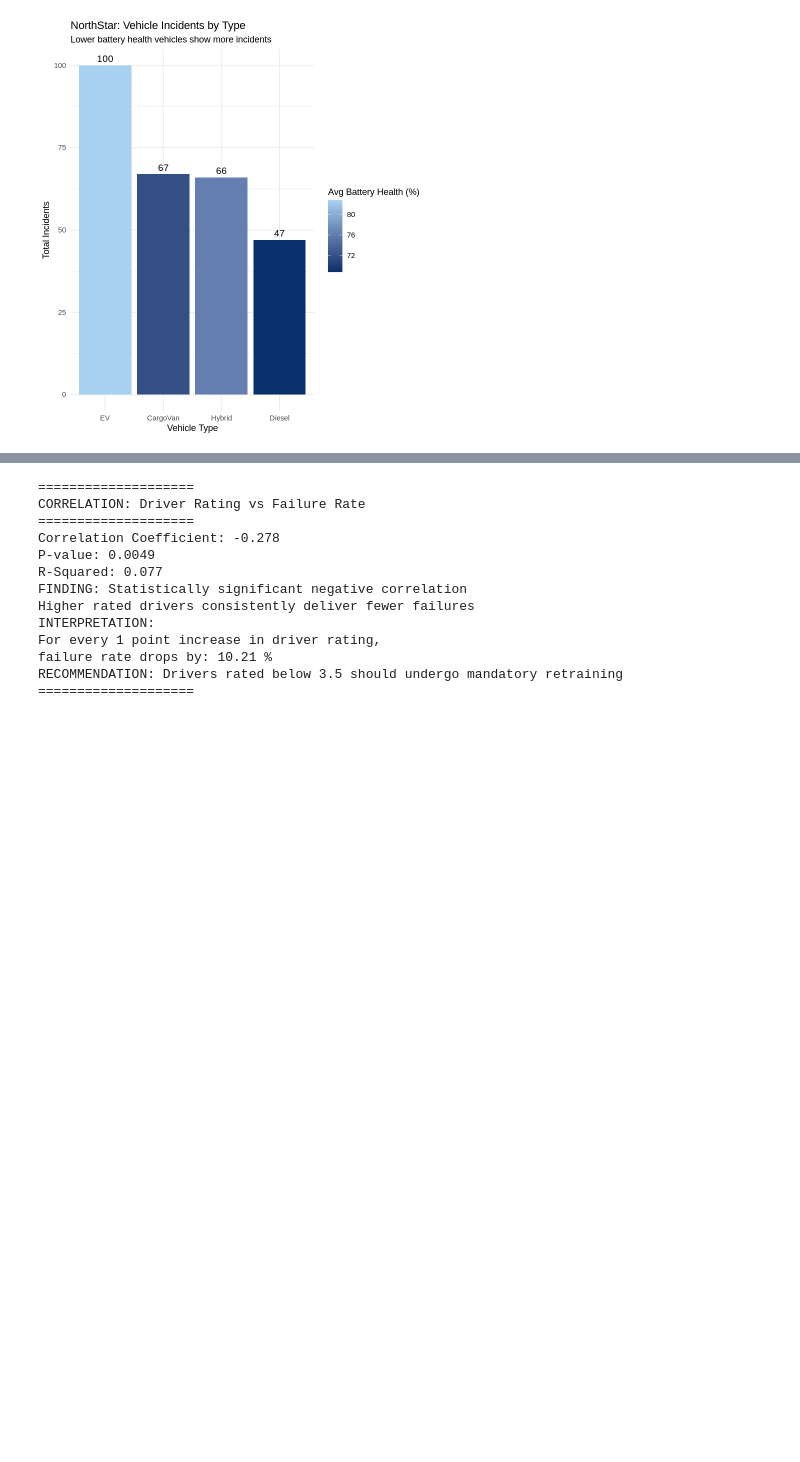
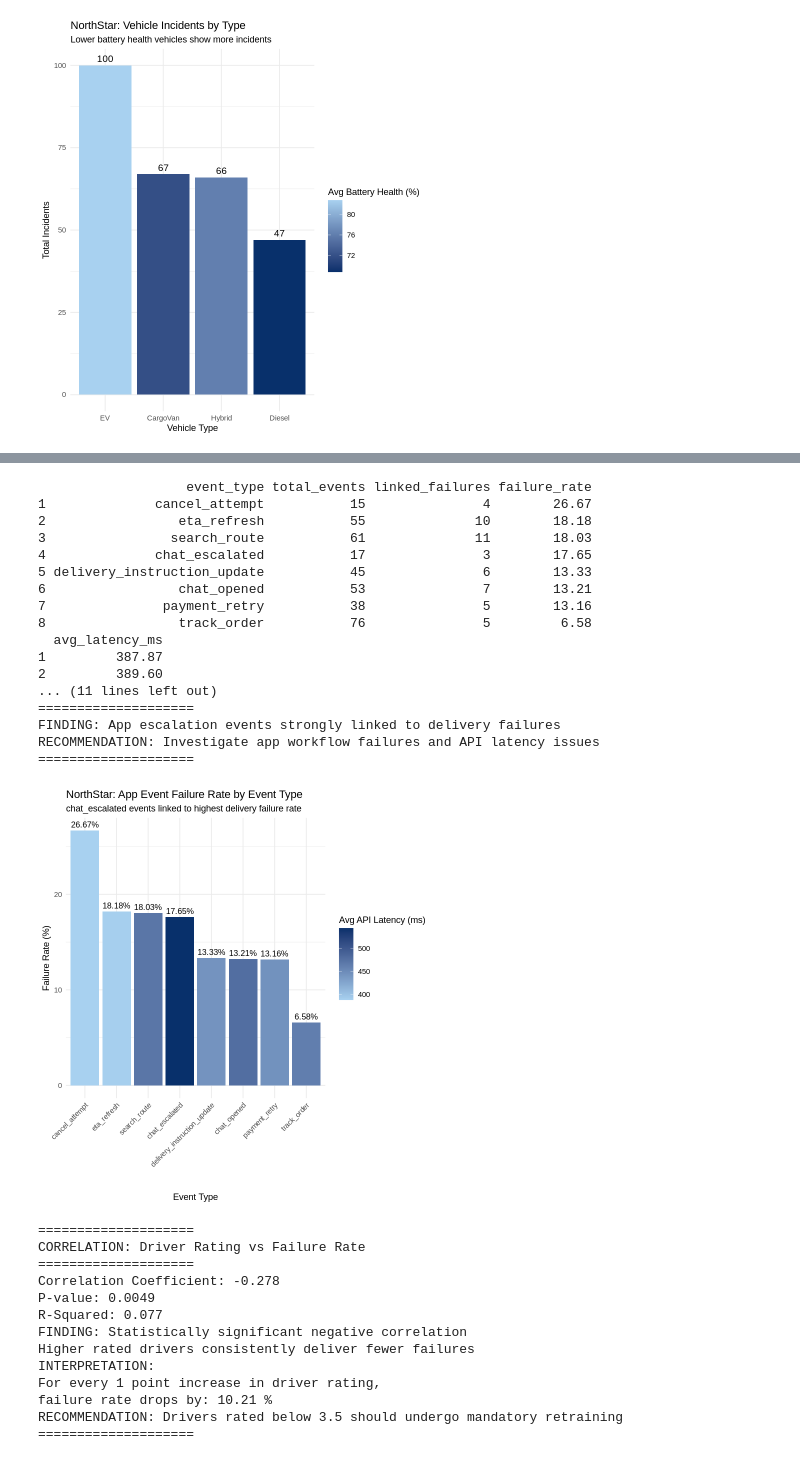
Before and after one commit to jaysagaredu-afk/northstar-dbanalysis-assessment, a Jupyter notebook: r_sql.ipynb, the cells around one changed output, grey strips where cells are left out. Drawn from its saved outputs; the diff is of its cells as text; code cells hidden in the pictures; blank space fills up the shorter version.

```diff
--- a/r_sql.ipynb
+++ b/r_sql.ipynb
@@ -379,3 +544,66 @@ RECOMMENDATION: Prioritise maintenance for EV fleet
+# %%
+app_events <- read.csv("app_events.csv")
+
+app_event_analysis <- sqldf("
+SELECT ae.event_type,
+       COUNT(*) AS total_events,
+       SUM(CASE WHEN dv.delivery_status = 'Failed' THEN 1 ELSE 0 END) AS linked_failures,
+       ROUND(SUM(CASE WHEN dv.delivery_status = 'Failed' THEN 1 ELSE 0 END) * 100.0 / COUNT(*), 2) AS failure_rate,
+       ROUND(AVG(ae.api_latency_ms), 2) AS avg_latency_ms
+FROM app_events ae
+JOIN deliveries dv ON ae.order_id = dv.order_id
+GROUP BY ae.event_type
+ORDER BY failure_rate DESC
+")
+
+print(app_event_analysis)
+
+ggplot(app_event_analysis, aes(x = reorder(event_type, -failure_rate),
+                                y = failure_rate,
+                                fill = avg_latency_ms)) +
+geom_bar(stat = "identity") +
+geom_text(aes(label = paste0(failure_rate, "%")), vjust = -0.5, size = 3.5) +
+scale_fill_gradient(low = "#a8d1f0", high = "#08306b") +
+labs(title = "NorthStar: App Event Failure Rate by Event Type",
+     subtitle = "chat_escalated events linked to highest delivery failure rate",
+     x = "Event Type",
+     y = "Failure Rate (%)",
+     fill = "Avg API Latency (ms)") +
+theme_minimal() +
+theme(axis.text.x = element_text(angle = 45, hjust = 1))
+
+worst_event <- app_event_analysis$event_type[1]
+worst_event_rate <- app_event_analysis$failure_rate[1]
+highest_latency <- app_event_analysis$event_type[which.max(app_event_analysis$avg_latency_ms)]
+
+cat("====================\n")
+cat("APP EVENTS ANALYSIS SUMMARY\n")
+cat("====================\n")
+cat("Highest Failure Event:", worst_event, "-", worst_event_rate, "%\n")
+cat("Highest Latency Event:", highest_latency, "\n")
+cat("====================\n")
+cat("FINDING: App escalation events strongly linked to delivery failures\n")
+cat("RECOMMENDATION: Investigate app workflow failures and API latency issues\n")
+cat("====================\n")
+# %% [output]
+                   event_type total_events linked_failures failure_rate
+1              cancel_attempt           15               4        26.67
+2                 eta_refresh           55              10        18.18
+3                search_route           61              11        18.03
+4              chat_escalated           17               3        17.65
+5 delivery_instruction_update           45               6        13.33
+6                 chat_opened           53               7        13.21
+7               payment_retry           38               5        13.16
+8                 track_order           76               5         6.58
+  avg_latency_ms
+1         387.87
+2         389.60
+... (11 lines left out)
+====================
+FINDING: App escalation events strongly linked to delivery failures
+RECOMMENDATION: Investigate app workflow failures and API latency issues
+====================
+[figure, added]
 # %%
 driver_rating_vs_fails <- sqldf("
 SELECT d.driver_rating,
```
Also changed, not shown: parts of 4 cells of this notebook.
